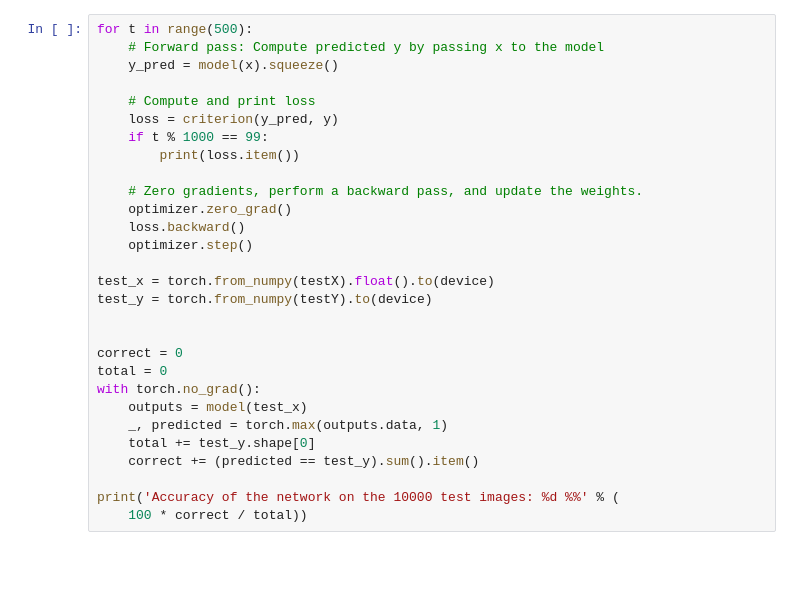
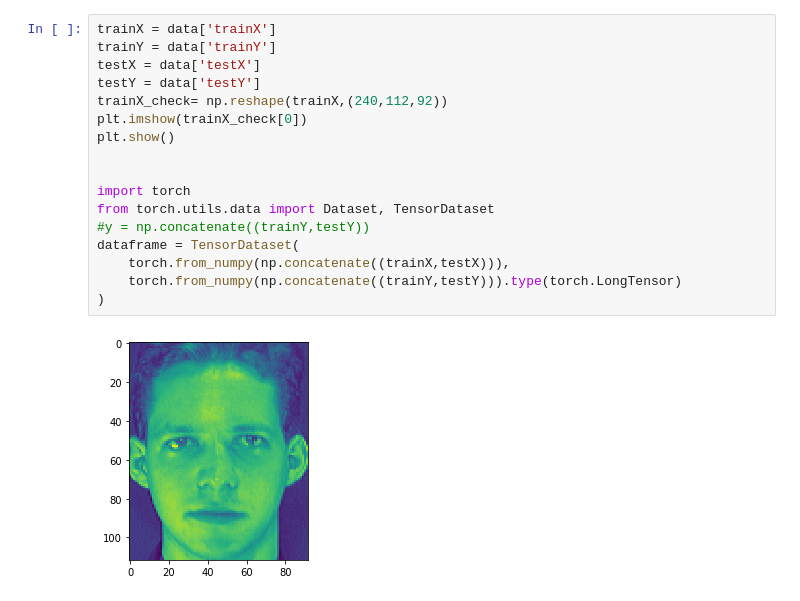
Before and after one commit to Kn0rk/colab_test, a Jupyter notebook: DeepLearningCV_Ex3.ipynb, the cells around one changed output. Drawn from its saved outputs; the diff is of its cells as text; blank space fills up the shorter version.

```diff
--- a/DeepLearningCV_Ex3.ipynb
+++ b/DeepLearningCV_Ex3.ipynb
@@ -88,29 +13,19 @@ optimizer = MySGD(model.parameters())
-# %%
-for t in range(500):
-    # Forward pass: Compute predicted y by passing x to the model
-    y_pred = model(x).squeeze()
-
-    # Compute and print loss
-    loss = criterion(y_pred, y)
-    if t % 1000 == 99:
-        print(loss.item())
-
-    # Zero gradients, perform a backward pass, and update the weights.
-    optimizer.zero_grad()
-    loss.backward()
-    optimizer.step()
-
-test_x = torch.from_numpy(testX).float().to(device)
-test_y = torch.from_numpy(testY).to(device)
-
-
-correct = 0
-total = 0
-with torch.no_grad():
-    outputs = model(test_x)
-    _, predicted = torch.max(outputs.data, 1)
-    total += test_y.shape[0]
-    correct += (predicted == test_y).sum().item()
-
-print('Accuracy of the network on the 10000 test images: %d %%' % (
-    100 * correct / total))
+# %%
+trainX = data['trainX']
+trainY = data['trainY']
+testX = data['testX']
+testY = data['testY']
+trainX_check= np.reshape(trainX,(240,112,92))
+plt.imshow(trainX_check[0])
+plt.show()
+
+
+import torch
+from torch.utils.data import Dataset, TensorDataset
+#y = np.concatenate((trainY,testY))
+dataframe = TensorDataset(
+    torch.from_numpy(np.concatenate((trainX,testX))),
+    torch.from_numpy(np.concatenate((trainY,testY))).type(torch.LongTensor)
+)
+# %% [output]
+[figure, added]
```
Also changed, not shown: parts of 6 cells of this notebook.
